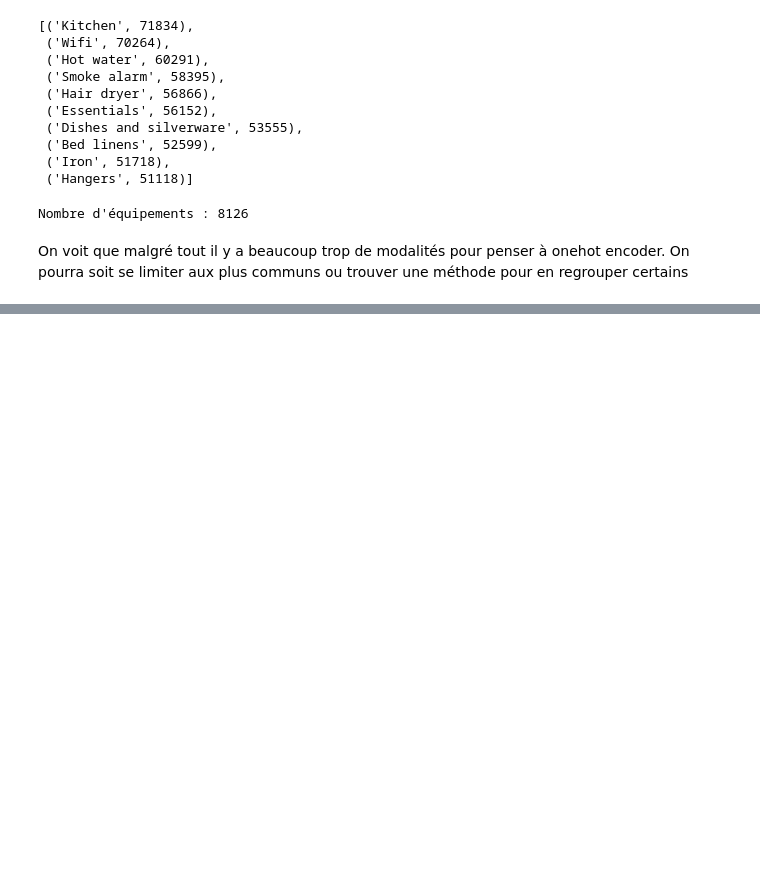
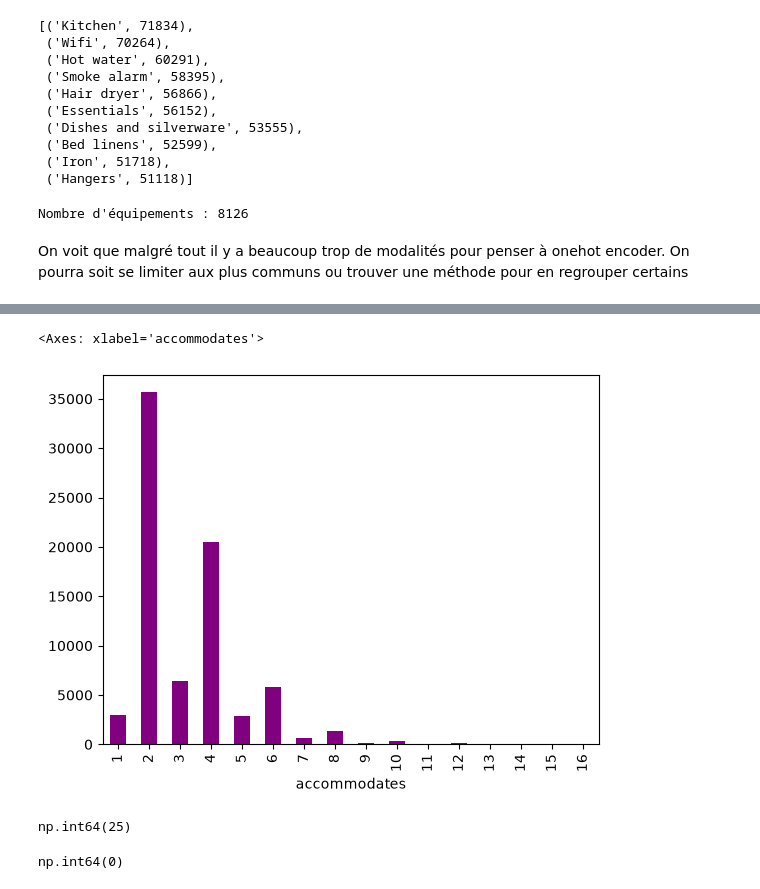
Before and after one commit to sam-rme/airbnb-price-prediction, a Jupyter notebook: EDA_nettoyage.ipynb, the cells around one changed output, grey strips where cells are left out. Saved outputs shown, nothing was run; the diff lists cells and outputs as text; code cells hidden in the pictures; blank space fills up the shorter version.

```diff
--- a/EDA_nettoyage.ipynb
+++ b/EDA_nettoyage.ipynb
@@ -503,0 +638,13 @@ On voit que malgré tout il y a beaucoup trop de modalités pour penser à oneho
+# %%
+df['accommodates'].value_counts().sort_index().plot(kind='bar', color='purple')
+# %% [output]
+<Axes: xlabel='accommodates'>
+[figure, added]
+# %%
+df['bedrooms'].isna().sum()
+# %% [output]
+np.int64(25)
+# %%
+df['accommodates'].isna().sum()
+# %% [output]
+np.int64(0)
```
Also changed, not shown: parts of 61 cells of this notebook.
